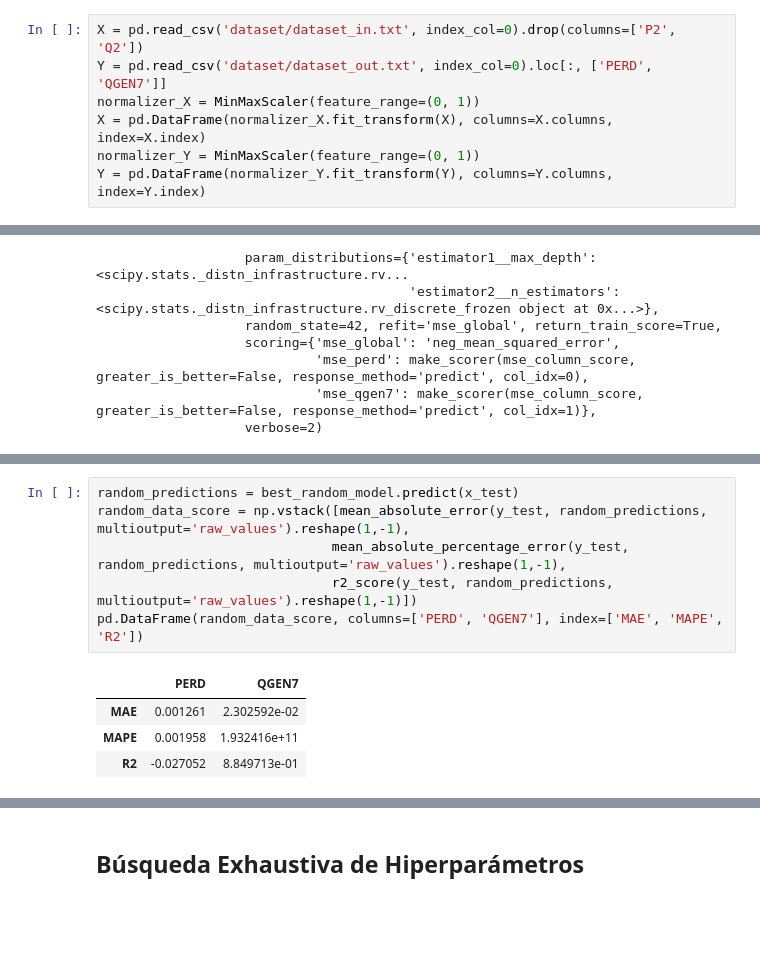
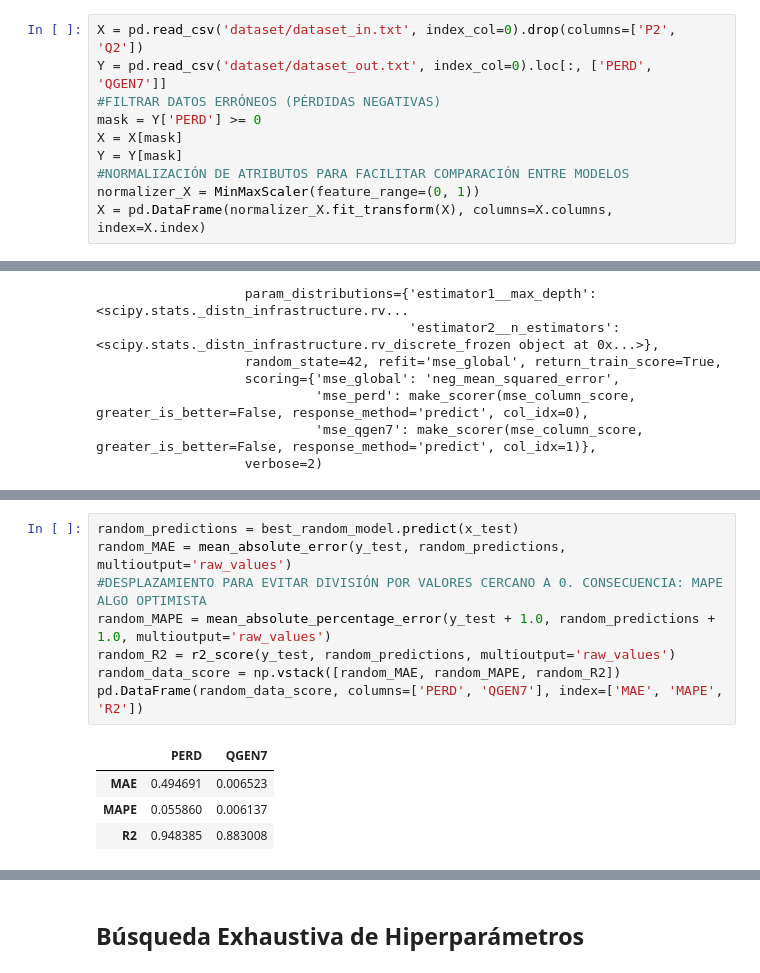
Before and after one commit to danilr16/TFG_Smart_Grids, a Jupyter notebook: Proyecto/entrenamiento/ElectricSequentialRegressorTrain.ipynb, the cells around one changed output, grey strips where cells are left out. Drawn from its saved outputs; the diff is of its cells as text; blank space fills up the shorter version.

```diff
--- a/Proyecto/entrenamiento/ElectricSequentialRegressorTrain.ipynb
+++ b/Proyecto/entrenamiento/ElectricSequentialRegressorTrain.ipynb
@@ -13,10 +16,13 @@ import joblib
 # %%
 X = pd.read_csv('dataset/dataset_in.txt', index_col=0).drop(columns=['P2', 'Q2'])
 Y = pd.read_csv('dataset/dataset_out.txt', index_col=0).loc[:, ['PERD', 'QGEN7']]
+#FILTRAR DATOS ERRÓNEOS (PÉRDIDAS NEGATIVAS)
+mask = Y['PERD'] >= 0
+X = X[mask]
+Y = Y[mask]
+#NORMALIZACIÓN DE ATRIBUTOS PARA FACILITAR COMPARACIÓN ENTRE MODELOS
 normalizer_X = MinMaxScaler(feature_range=(0, 1))
 X = pd.DataFrame(normalizer_X.fit_transform(X), columns=X.columns, index=X.index)
-normalizer_Y = MinMaxScaler(feature_range=(0, 1))
-Y = pd.DataFrame(normalizer_Y.fit_transform(Y), columns=Y.columns, index=Y.index)
 # %% [markdown]
 **Validación por Retención (Tratamiento como Serie Temporal)**
 # %%
@@ -92,12 +99,14 @@ MSE: -0.002169113083781005
 | 29 | 20 | 0.942071 | 5 | 67 | ... |
 # %%
 random_predictions = best_random_model.predict(x_test)
-random_data_score = np.vstack([mean_absolute_error(y_test, random_predictions, multioutput='raw_values').reshape(1,-1),
-                              mean_absolute_percentage_error(y_test, random_predictions, multioutput='raw_values').reshape(1,-1),
-                              r2_score(y_test, random_predictions, multioutput='raw_values').reshape(1,-1)])
+random_MAE = mean_absolute_error(y_test, random_predictions, multioutput='raw_values')
+#DESPLAZAMIENTO PARA EVITAR DIVISIÓN POR VALORES CERCANO A 0. CONSECUENCIA: MAPE ALGO OPTIMISTA
+random_MAPE = mean_absolute_percentage_error(y_test + 1.0, random_predictions + 1.0, multioutput='raw_values')
+random_R2 = r2_score(y_test, random_predictions, multioutput='raw_values')
+random_data_score = np.vstack([random_MAE, random_MAPE, random_R2])
 pd.DataFrame(random_data_score, columns=['PERD', 'QGEN7'], index=['MAE', 'MAPE', 'R2'])
 # %% [output]
 |  | PERD | QGEN7 |
-| MAE | 0.001261 | 2.302592e-02 |
-| MAPE | 0.001958 | 1.932416e+11 |
-| R2 | -0.027052 | 8.849713e-01 |
+| MAE | 0.494691 | 0.006523 |
+| MAPE | 0.055860 | 0.006137 |
+| R2 | 0.948385 | 0.883008 |
```
Also changed, not shown: parts of 7 cells of this notebook.
